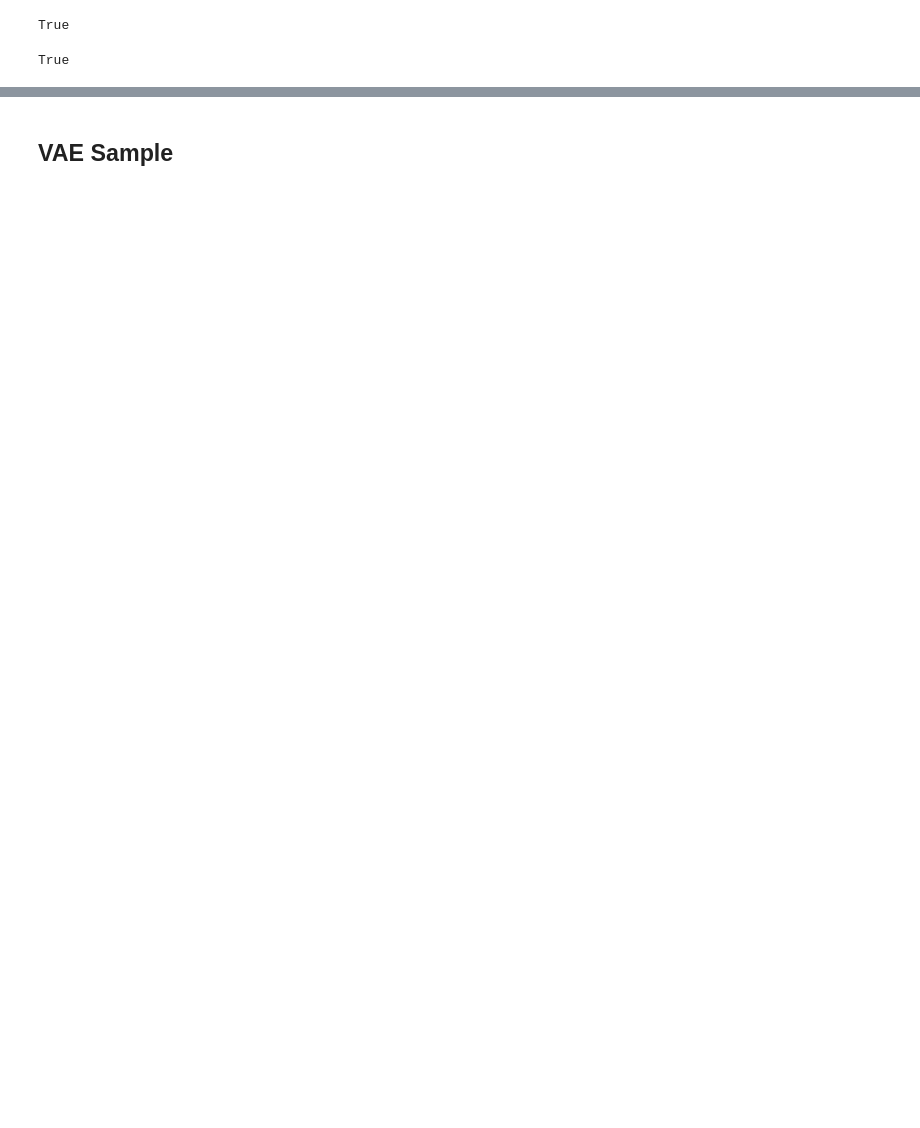
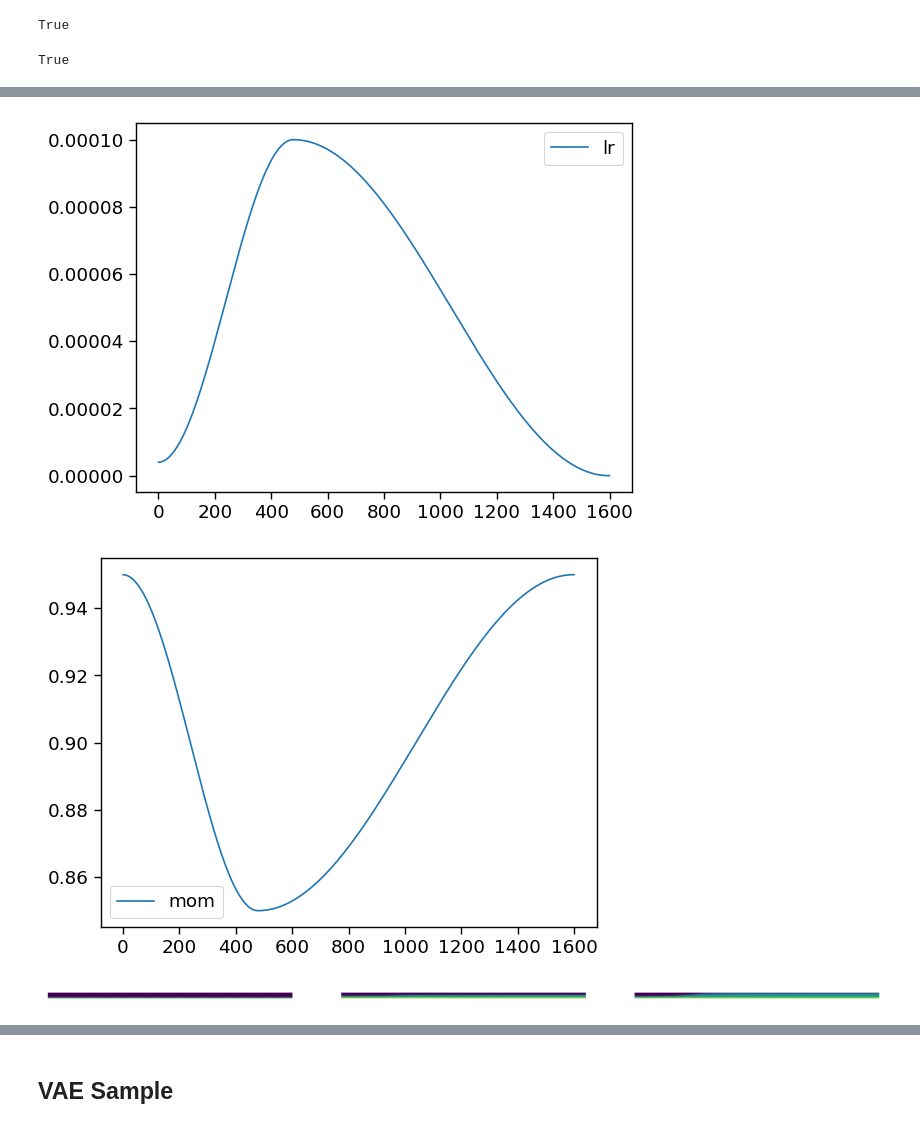
Before and after one commit to arjan-hada/protein-design-vae, a Jupyter notebook: protein_design_vae_dev.ipynb, the cells around one changed output, grey strips where cells are left out. Saved outputs shown, nothing was run; the diff lists cells and outputs as text; code cells hidden in the pictures; blank space fills up the shorter version.

```diff
--- a/protein_design_vae_dev.ipynb
+++ b/protein_design_vae_dev.ipynb
@@ -481,0 +600,10 @@ learn.fit(epochs)
+# %%
+rec.plot()
+# %% [output]
+[figure, added]
+[figure, added]
+# %%
+plt.rc('image', cmap='viridis')
+astats.color_dim()
+# %% [output]
+[figure, added]
```
Also changed, not shown: parts of 46 cells of this notebook.
